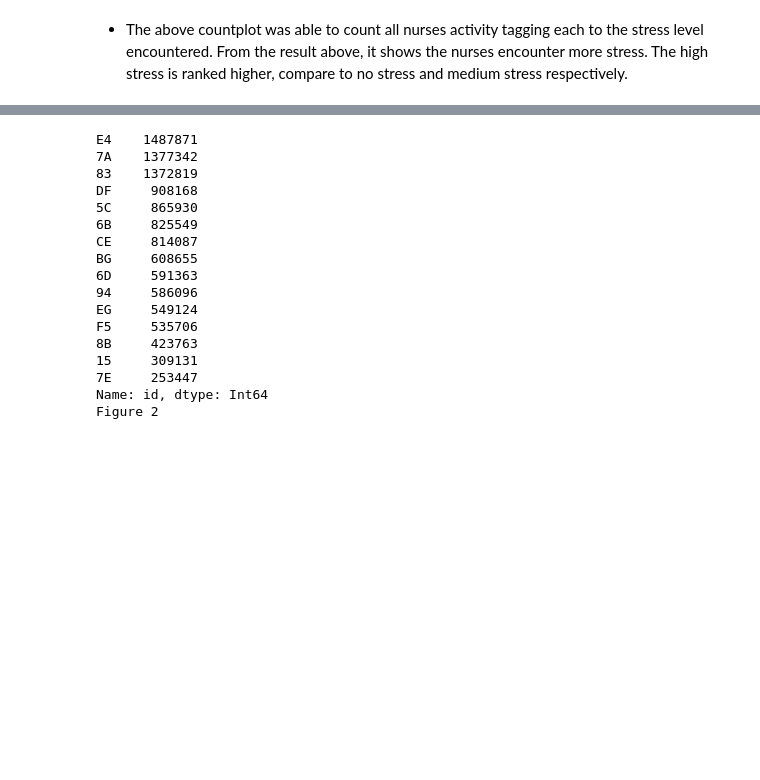
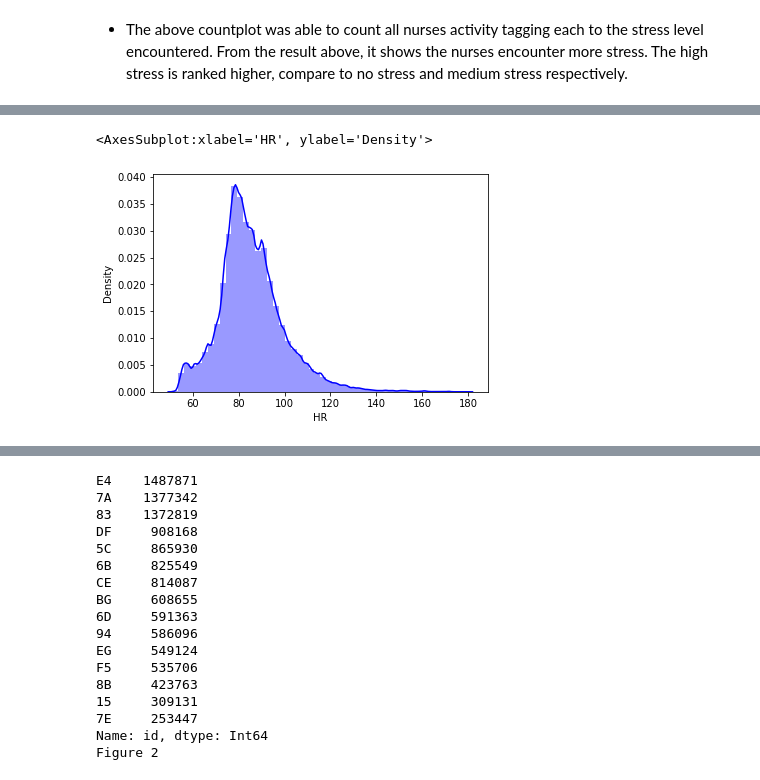
Before and after one commit to psalm4christ/Predicting-stress-using-wearable-sensors-Nurses-, a Jupyter notebook: CE888 Code.ipynb, the cells around one changed output, grey strips where cells are left out. Drawn from its saved outputs; the diff is of its cells as text; code cells hidden in the pictures; blank space fills up the shorter version.

```diff
--- a/CE888 Code.ipynb
+++ b/CE888 Code.ipynb
@@ -114,0 +154,7 @@ df = df.astype({'id':'string'})
+# %%
+#Plotting a density graph of Heart Rate for high stressed nurses
+
+sns.distplot(dfHS['HR'] ,color ='b')
+# %% [output]
+<AxesSubplot:xlabel='HR', ylabel='Density'>
+[figure, added]
```
Also changed, not shown: parts of 43 cells of this notebook.
